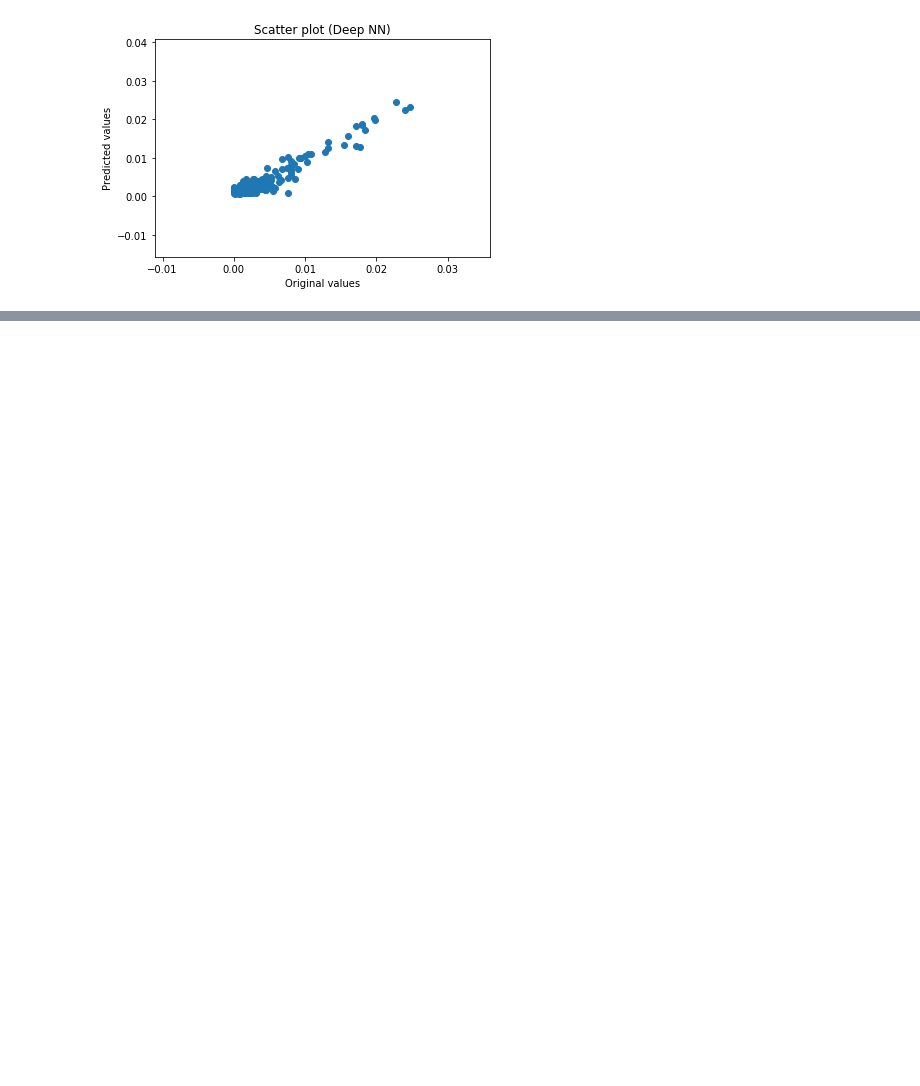
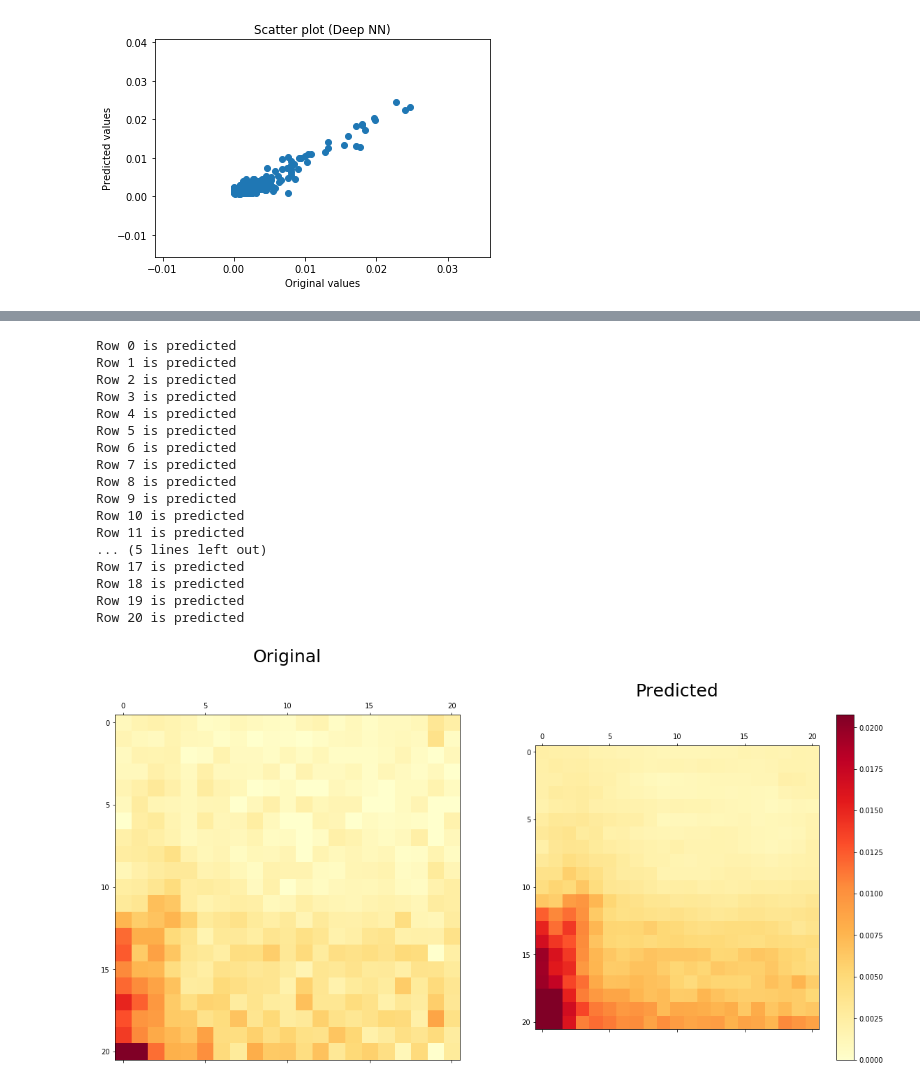
Before and after one commit to Khrameeva-Lab/DeepLearningHiC, a Jupyter notebook: DeepLearningHiC.ipynb, the cells around one changed output, grey strips where cells are left out. Cells and saved outputs as stored; diff of their text form; code cells hidden in the pictures; blank space fills up the shorter version.

```diff
--- a/DeepLearningHiC.ipynb
+++ b/DeepLearningHiC.ipynb
@@ -1673,0 +1697,32 @@ scatter_plot(resulting_matrices[57][2:-2, 2:-2], restored_hic3_deep_keras, plot_
+# %%
+# DON"T FORGET TO INPUT THESE VALUES
+old_min = 0
+old_max = 0.12299534722293017
+
+SQUARE_SIZE = 2
+# %%
+# Predict on dense matrix
+
+normalized_test_matrix, _, _ = min_max_normalize(resulting_matrices[77], old_min, old_max)
+restored_hic3_deep_keras = restore_hic_v2_keras(normalized_test_matrix, model, SQUARE_SIZE)
+
+plot_two_hic_same_scale(resulting_matrices[77][2:-2, 2:-2], restored_hic3_deep_keras, use_log_scale=False)
+# %% [output]
+Row 0 is predicted
+Row 1 is predicted
+Row 2 is predicted
+Row 3 is predicted
+Row 4 is predicted
+Row 5 is predicted
+Row 6 is predicted
+Row 7 is predicted
+Row 8 is predicted
+Row 9 is predicted
+Row 10 is predicted
+Row 11 is predicted
+... (5 lines left out)
+Row 17 is predicted
+Row 18 is predicted
+Row 19 is predicted
+Row 20 is predicted
+[figure, added]
```
Also changed, not shown: parts of 16 cells of this notebook, 1 other file.
